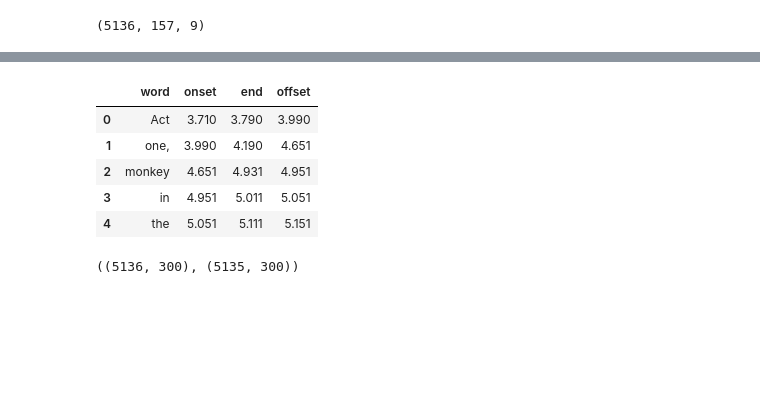
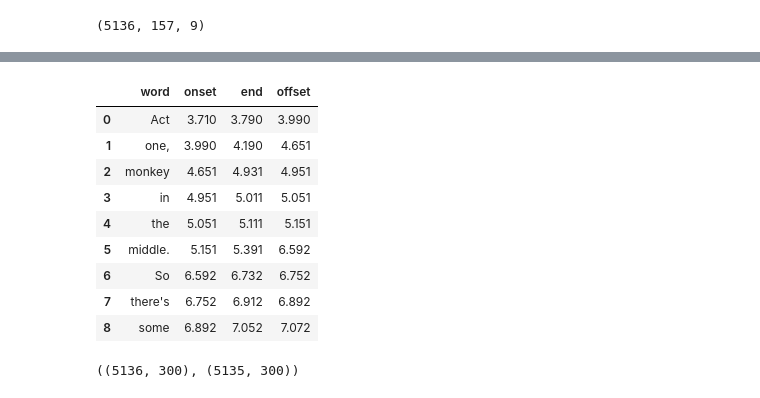
Before and after one commit to InesSchoenmann/Lingpred, a Jupyter notebook: notebooks_new/Audio_Encoding.ipynb, the cells around one changed output, grey strips where cells are left out. Saved outputs shown, nothing was run; the diff lists cells and outputs as text; code cells hidden in the pictures; blank space fills up the shorter version.

```diff
--- a/notebooks_new/Audio_Encoding.ipynb
+++ b/notebooks_new/Audio_Encoding.ipynb
@@ -98,13 +97,17 @@ array([ 0.30471708, -0.85304393,  0.8784503 ,  0.36544406, -0.11394746,
 # %%
 annotations_df = get_words_onsets_offsets(dataset)
-annotations_df.head()
+annotations_df.head(9)
 # %% [output]
 |  | word | onset | end | offset |
 | 0 | Act | 3.710 | 3.790 | 3.990 |
 | 1 | one, | 3.990 | 4.190 | 4.651 |
 | 2 | monkey | 4.651 | 4.931 | 4.951 |
 | 3 | in | 4.951 | 5.011 | 5.051 |
 | 4 | the | 5.051 | 5.111 | 5.151 |
+| 5 | middle. | 5.151 | 5.391 | 6.592 |
+| 6 | So | 6.592 | 6.732 | 6.752 |
+| 7 | there's | 6.752 | 6.912 | 6.892 |
+| 8 | some | 6.892 | 7.052 | 7.072 |
 # %%
 nlp     = spacy.load('en_core_web_lg')
 X_Glove = np.vstack([nlp(word).vector for word in annotations_df.word]) # np array of shape (nr_words, 300)
```
Also changed, not shown: parts of 34 cells of this notebook, 18 other files.
